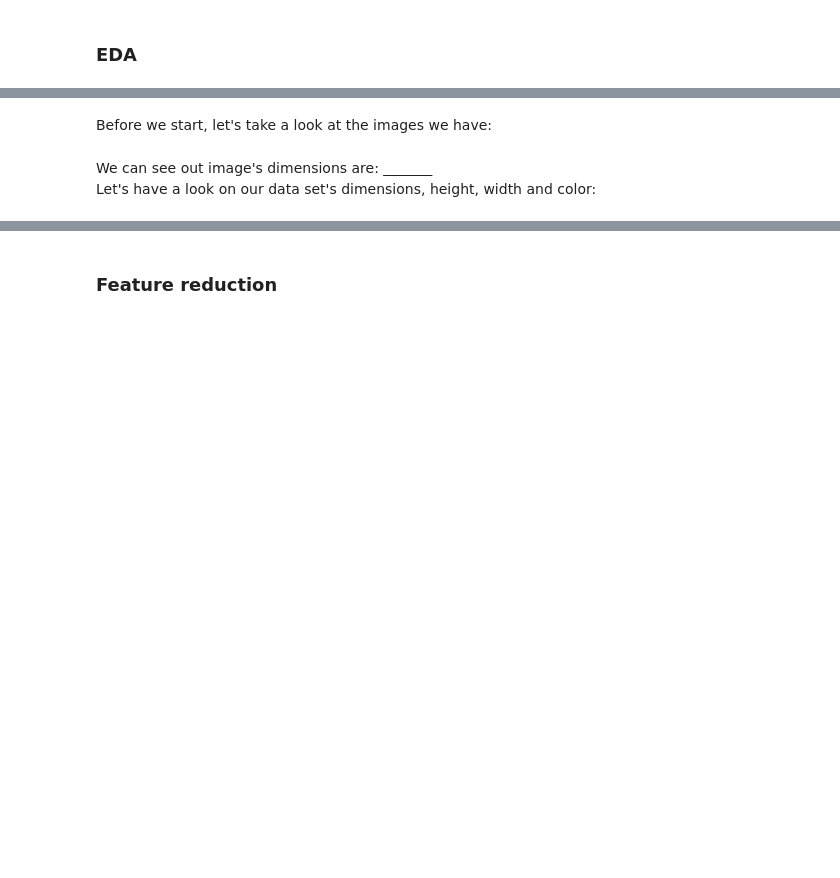
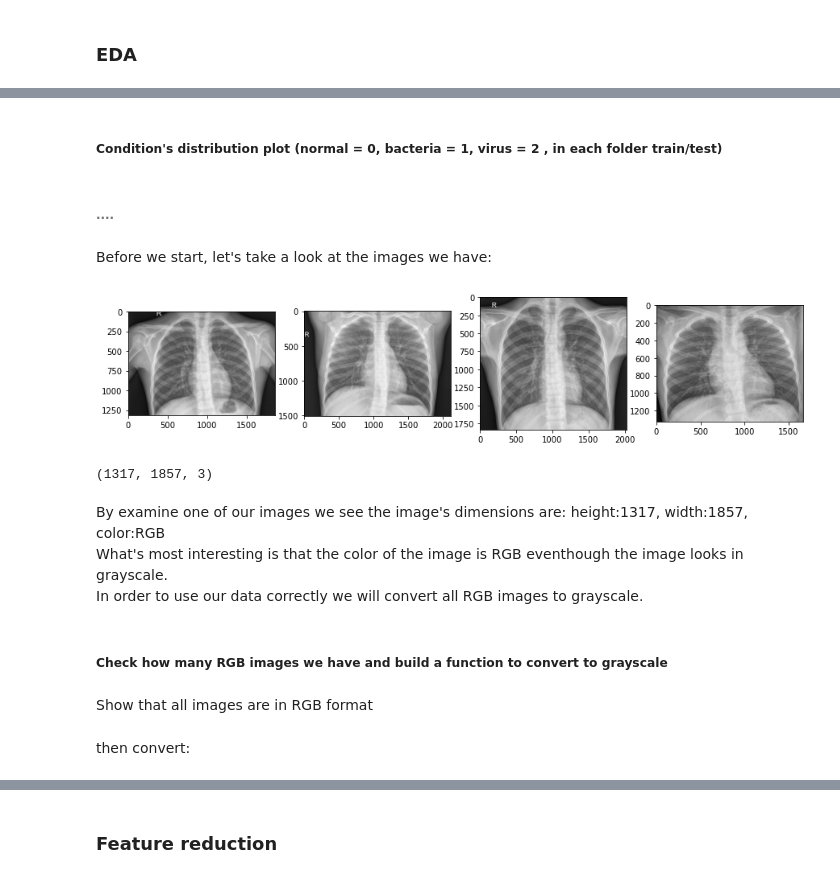
Before and after one commit to Zivbz/Kaggle---project---Xray-scans, a Jupyter notebook: chest_xray_project.ipynb, the cells around one changed output, grey strips where cells are left out. Drawn from its saved outputs; the diff is of its cells as text; code cells hidden in the pictures; blank space fills up the shorter version.

```diff
--- a/chest_xray_project.ipynb
+++ b/chest_xray_project.ipynb
@@ -70,3 +97,6 @@ import os
 TRAIN_PATH = "chest_xray/train/"
 TEST_PATH = "chest_xray/test/"
 VALIDATION_PATH = "chest_xray/val/"
+# %%
+def get_img(path):
+    return cv2.imread(path)
@@ -72,0 +200,7 @@ VALIDATION_PATH = "chest_xray/val/"
+# %%
+test_normal = pd.DataFrame(columns=['folder','img_path', 'height', 'width', 'condition'])
+test_sick = pd.DataFrame(columns=['folder','img_path', 'height', 'width', 'condition'])
+test_normal = create_df_normal(test_normal, TEST_PATH, 'test')
+test_sick = create_df_sick(test_sick, TEST_PATH, 'test')
+# %%
+test = pd.concat([test_normal, test_sick]).reset_index().drop(columns=['index'])
@@ -73,5 +225,31 @@ VALIDATION_PATH = "chest_xray/val/"
+# %% [markdown]
+##### Condition's distribution plot (normal = 0, bacteria = 1, virus = 2  , in each folder train/test)
+# %% [markdown]
+###### ....
 # %% [markdown]
 Before we start, let's take a look at the images we have:
+# %%
+plt.rcParams["figure.figsize"] = (15,10)
+fig, ax = plt.subplots(1,4)
+for i in range(4):
+    img = cv2.imread(test['img_path'].iloc[i])
+    ax[i].imshow(img)
+
+plt.show()
+# %% [output]
+[figure, added]
+# %%
+img = cv2.imread(test['img_path'].iloc[0])
+img.shape
+# %% [output]
+(1317, 1857, 3)
 # %% [markdown]
-We can see out image's dimensions are: _______
-<br>Let's have a look on our data set's dimensions, height, width and color:
+By examine one of our images we see the image's dimensions are: height:1317, width:1857, color:RGB
+<br>What's most interesting is that the color of the image is RGB eventhough the image looks in grayscale.
+<br>In order to use our data correctly we will convert all RGB images to grayscale.
+# %% [markdown]
+##### Check how many RGB images we have and build a function to convert to grayscale
+# %% [markdown]
+Show that all images are in RGB format
+# %% [markdown]
+then convert:
```
Also changed, not shown: parts of 27 cells of this notebook.
